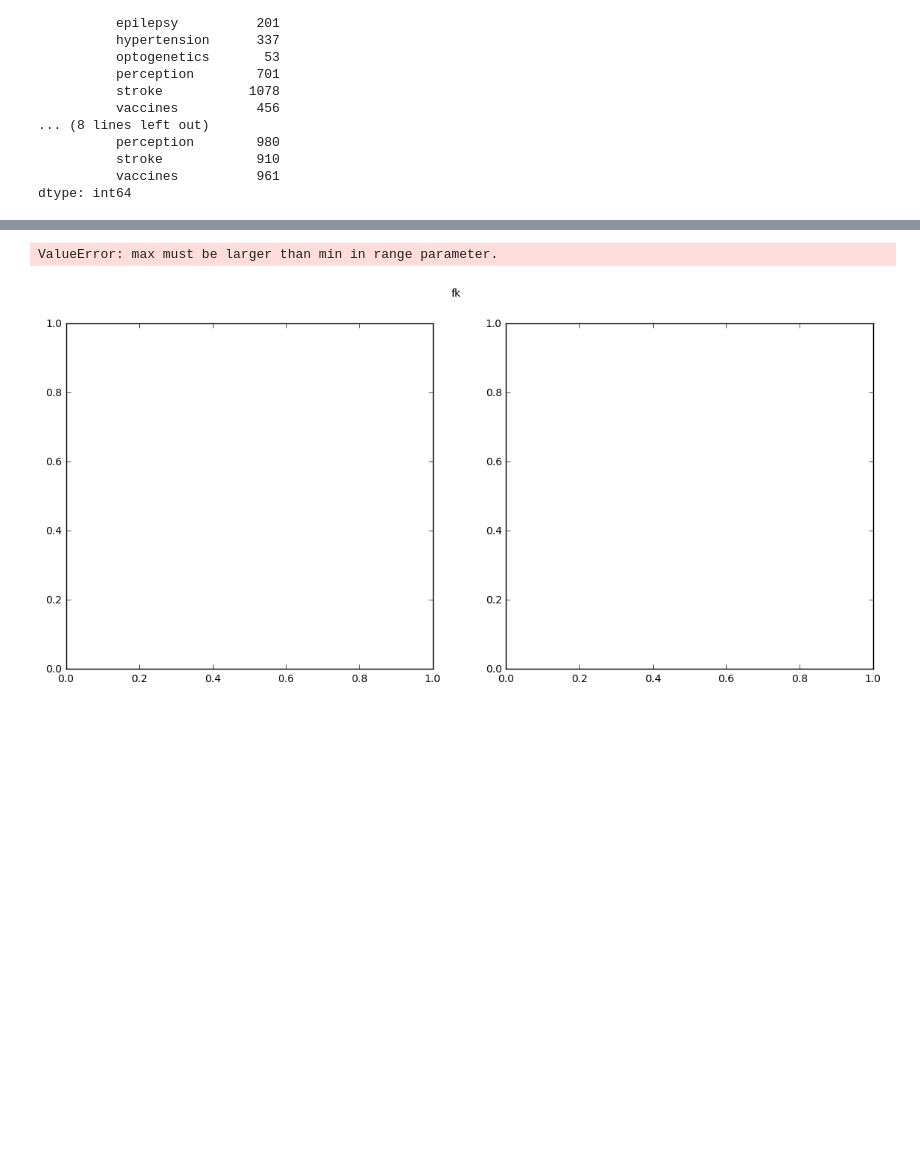
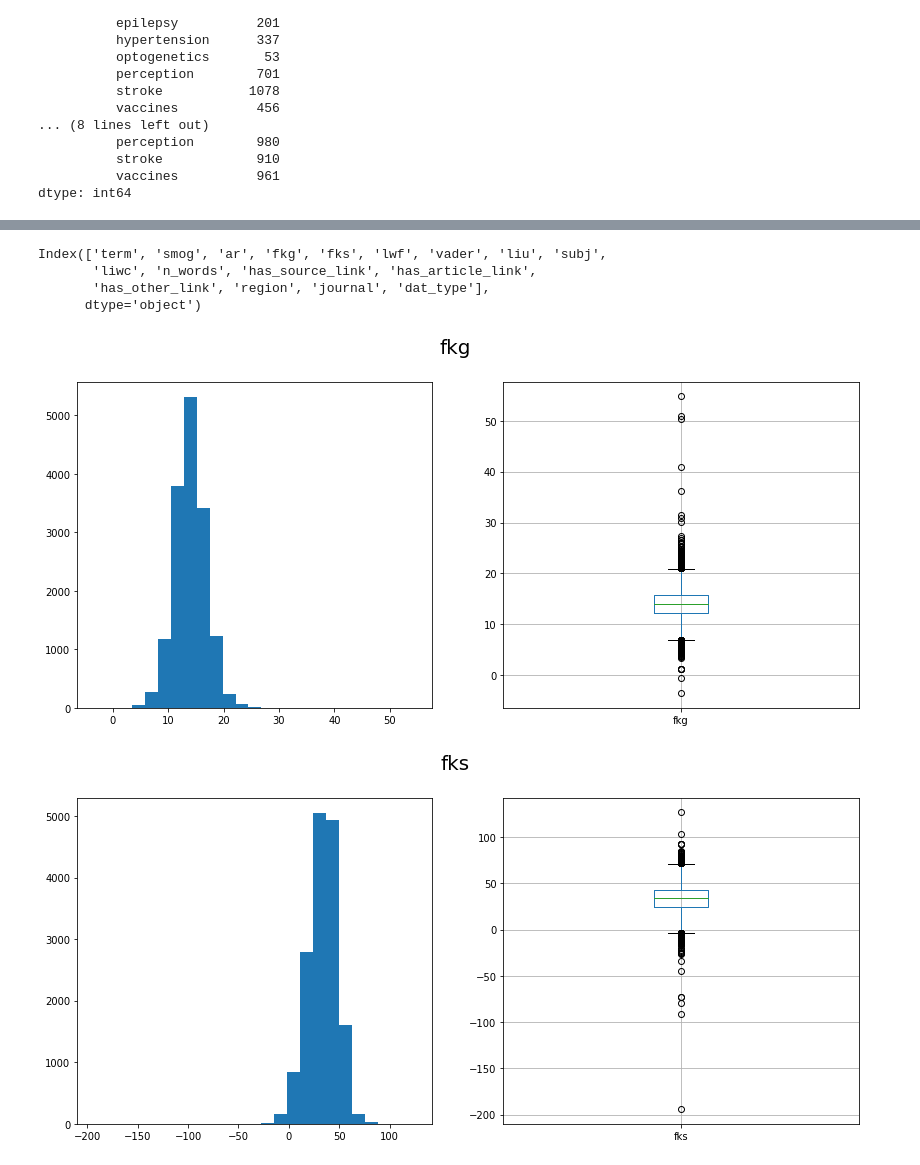
Before and after one commit to wdfox/ConfidenceScanner, a Jupyter notebook: notebooks/Analysis.ipynb, the cells around one changed output, grey strips where cells are left out. Saved outputs shown, nothing was run; the diff lists cells and outputs as text; code cells hidden in the pictures; blank space fills up the shorter version.

Commit message:
Update analysis notebook

```diff
--- a/notebooks/Analysis.ipynb
+++ b/notebooks/Analysis.ipynb
@@ -8,8 +8,8 @@ import pandas as pd
 import matplotlib.pyplot as plt
 # %%
 # Set path to load files from
-# res_path = '/Users/tom/Documents/GitCode/Confidence_Scanner/scripts/results/'
-res_path = '/Users/wdfox/Documents/GitCode/Confidence_Scanner/scripts/results/'
+res_path = '/Users/tom/Documents/GitCode/Confidence_Scanner/scripts/results/'
+#res_path = '/Users/wdfox/Documents/GitCode/Confidence_Scanner/scripts/results/'
 # %%
 # Load files
 dfs = []
@@ -17,11 +17,11 @@ for dat_type in ['Papers', 'PRs']:
 
     d1 = pd.read_csv(os.path.join(res_path, dat_type + '_readability.csv'))
     d2 = pd.read_csv(os.path.join(res_path, dat_type + '_analysis.csv'))
-    d3 = pd.read_csv(os.path.join(res_path, dat_type + '_analysis_test.csv'))
+    d3 = pd.read_csv(os.path.join(res_path, dat_type + '_metadata.csv'))
 
-    # Merge dataframes
-    df = pd.merge(d1, d2, on=['id', 'term'])
-    # df = pd.merge(d1, d3, on=['id', 'term'])
+    # Merge dataframes - to get all features for particular document type
+    dft = pd.merge(d1, d2, on=['id', 'term'])
+    df = pd.merge(dft, d3, on=['id', 'term'])
     df['dat_type'] = dat_type
 
     dfs.append(df)
@@ -39,3 +31,9 @@ df.drop('Unnamed: 0', axis=1, inplace=True)
+# %%
+## Cleans ups
+# Drop old column names (no data)
+df.set_index('id', inplace=True)
+df = df.drop(['fk', 'consen'], axis=1)
+df.drop('Unnamed: 0', axis=1, inplace=True)
 # %%
 # Check out a few rows
 df.head()
@@ -162,10 +215,17 @@ avgs
+# %%
+df.columns
+# %% [output]
+Index(['term', 'smog', 'ar', 'fkg', 'fks', 'lwf', 'vader', 'liu', 'subj',
+       'liwc', 'n_words', 'has_source_link', 'has_article_link',
+       'has_other_link', 'region', 'journal', 'dat_type'],
+      dtype='object')
 # %%
-# Plot
-for metric in ['fk', 'smog', 'ar', 'vader', 'liwc']:
+# Plot measures, collapsed across data type
+for metric in ['fkg', 'fks', 'smog', 'ar', 'lwf', 'vader', 'liu', 'subj', 'liwc']:
     fig, ax = plt.subplots(1, 2, figsize=[14, 6])
-    plt.suptitle(metric)
     ax[0].hist(df[metric], bins=25);
-    pd.plotting.boxplot(df[metric], ax=ax[1]);
+    pd.plotting.boxplot(df, metric, ax=ax[1]);
+    plt.suptitle(metric, fontsize=20)
 # %% [output]
-ValueError: max must be larger than min in range parameter.
-[figure, old version]
+[figure, new version]
+[figure, added]
```
Also changed, not shown: parts of 24 cells of this notebook.
